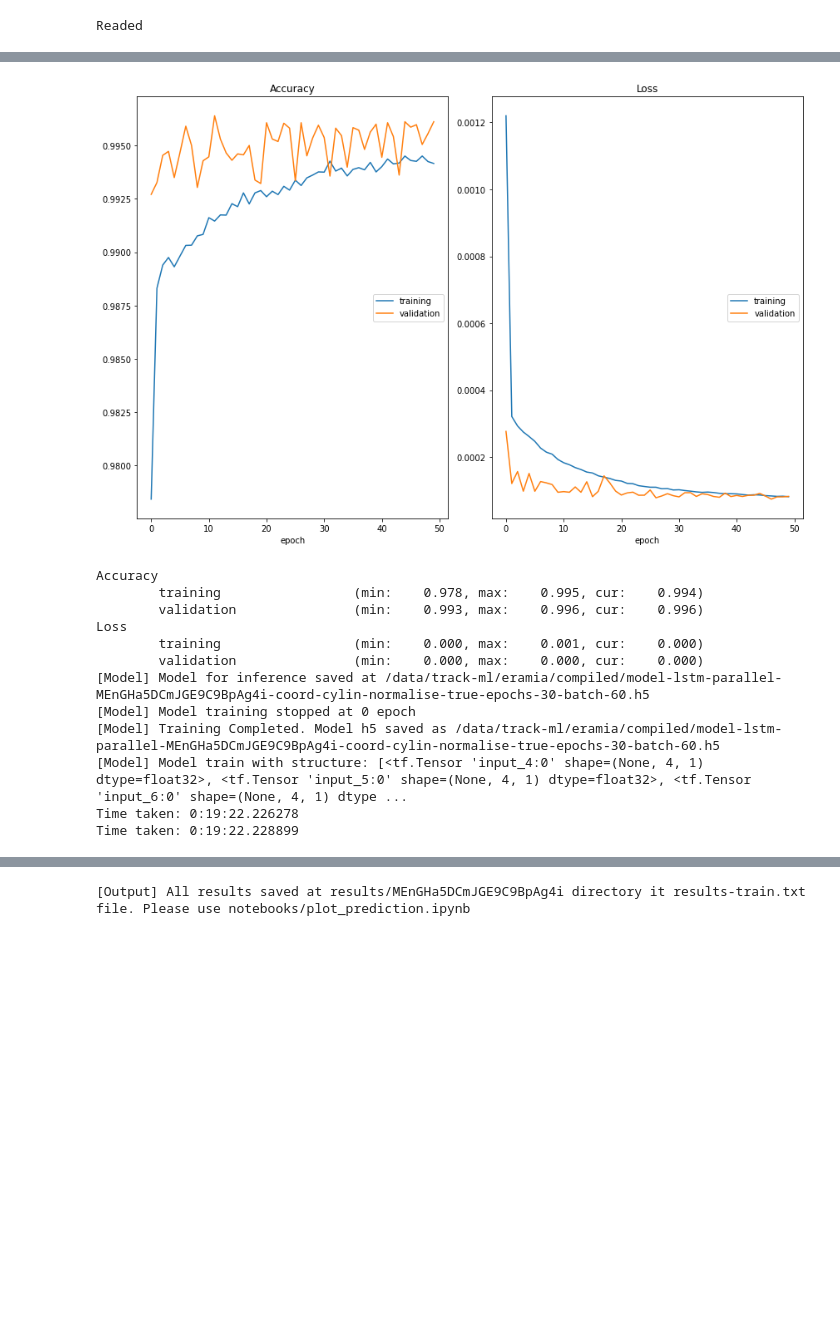
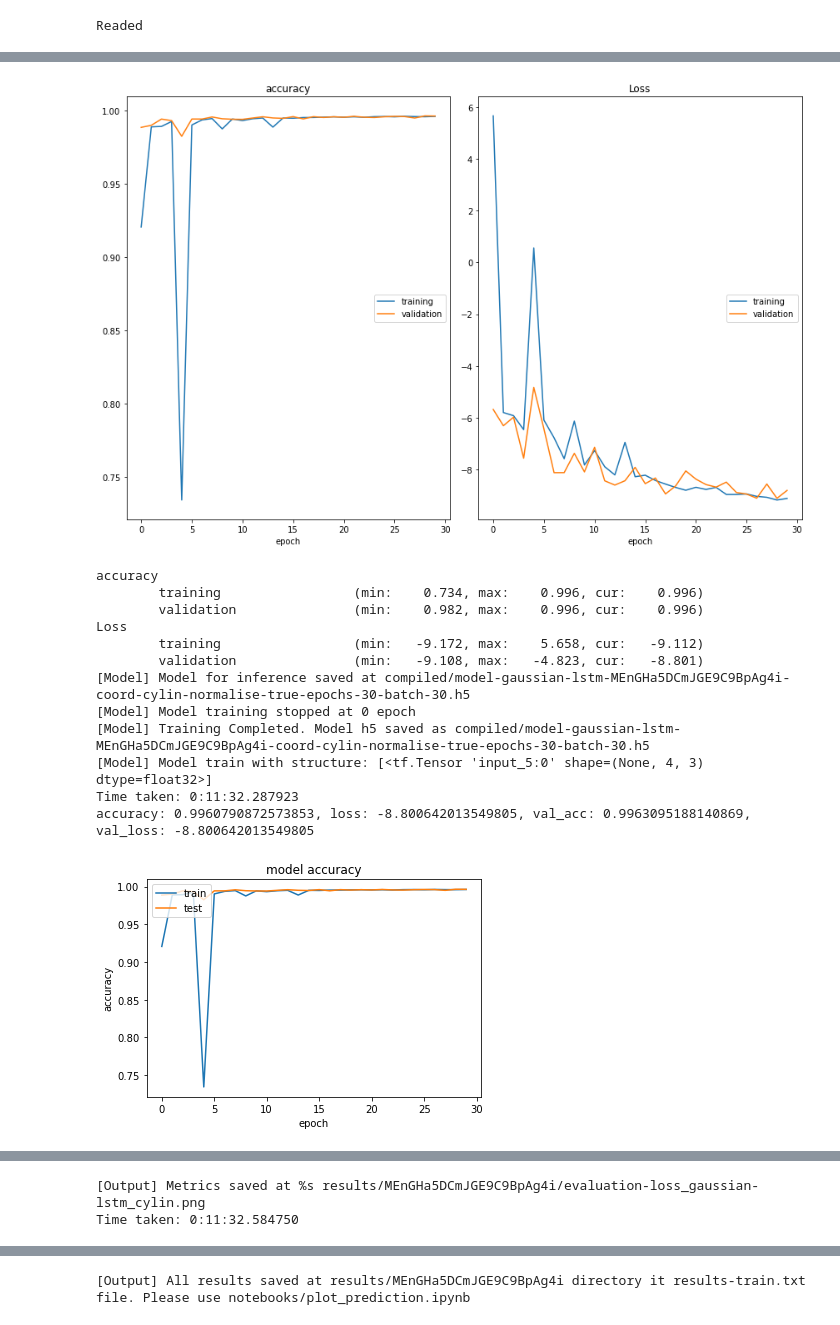
Before and after one commit to stonescenter/track-ml, a Jupyter notebook: main_train.ipynb, the cells around one changed output, grey strips where cells are left out. Drawn from its saved outputs; the diff is of its cells as text; code cells hidden in the pictures; blank space fills up the shorter version.

Commit message:
Last implementations for gaussian model

```diff
--- a/main_train.ipynb
+++ b/main_train.ipynb
@@ -63,10 +63,10 @@ def manage_models(config):
 # %%
 # reading config file
 # load differents configurations
-#configs = json.load(open('config_lstm_parallel_internal.json', 'r'))
-configs = json.load(open('config_lstm_parallel_internal_all.json', 'r'))
-#configs = json.load(open('config_mlp_gaussian.json', 'r'))
-#configs = json.load(open('config_lstm_gaussian.json', 'r'))
+#configs = json.load(open('configs/config_lstm_parallel_internal.json', 'r'))
+#configs = json.load(open('configs/config_lstm_parallel_internal_all.json', 'r'))
+#configs = json.load(open('configs/config_mlp_gaussian.json', 'r'))
+configs = json.load(open('configs/config_lstm_gaussian.json', 'r'))
 
 
 # create defaults dirs
@@ -89,6 +89,7 @@ optim = configs['model']['optimizer']
 arch = configs['model']['layers']
 is_parallel = configs['model']['isparallel']
 over_write = configs['model']['overwrite']
+lr = configs['model']['learningrate']
 
 loadModel = configs['training']['load_model']
 validation_split = configs['training']['validation']
@@ -154,6 +157,7 @@ if normalise:
 if type_model == 'lstm' or type_model == 'cnn' or type_model == 'gaussian-lstm':
     if not is_parallel:
         X_train_ = data.reshape3d(X_train, time_steps, t_features)
+        y_train_ = y_train
     print('[Data] Shape Tensor X_train.shape:', X_train.shape)
 elif type_model == 'lstm-parallel' or type_model == 'cnn-parallel':
     if not is_parallel:
@@ -208,48 +213,49 @@ plotlosses = PlotLossesKeras()
 
 if not loadModel:
     if not over_write:
         # if exist, please used the compiled model!
         if model.exist_model(model.save_fnameh5):
             print("[Warning] Please there is a previous model compiled (%s) for %s file."
                 % (model.save_fnameh5, data_file))
 
     model.build_model()
     save_fname = os.path.join(output_encry, 'architecture_%s.png' % ident_name)
     model.save_architecture(save_fname)
 
     timer.start()
 
     check_point = ModelCheckpoint(filepath=model.save_fnameh5, monitor='val_loss',
                     mode='min', save_best_only=True)
     # live training
     history = model.train(
         x=X_train_,
         y=y_train_,
-        validation=0.3,
-        epochs=50,
+        validation=validation_split,
+        epochs=epochs,
         verbose=False,
-        batch_size=60,
+        batch_size=batch,
         shuffle=shuffle_train,
         callbacks=[early_stop, plotlosses, terminate_nan]
     )
-    if show_metrics:
-        report = evaluate_training(history, output_encry, ident_name)
+    #if show_metrics:
+    report = evaluate_training(history, output_encry, ident_name)
     timer.stop()
 elif loadModel:
     if not model.load_model():
         print ('[Error] please change the config file : load_model')
 #session.close()
 # %% [output]
-[figure, old version]
+[figure, new version]
-Accuracy
-        training                 (min:    0.978, max:    0.995, cur:    0.994)
-        validation               (min:    0.993, max:    0.996, cur:    0.996)
+accuracy
+        training                 (min:    0.734, max:    0.996, cur:    0.996)
+        validation               (min:    0.982, max:    0.996, cur:    0.996)
 Loss
-        training                 (min:    0.000, max:    0.001, cur:    0.000)
-        validation               (min:    0.000, max:    0.000, cur:    0.000)
-[Model] Model for inference saved at /data/track-ml/eramia/compiled/model-lstm-parallel-MEnGHa5DCmJGE9C9BpAg4i-coord-cylin-normalise-true-epochs-30-batch-60.h5
+        training                 (min:   -9.172, max:    5.658, cur:   -9.112)
+        validation               (min:   -9.108, max:   -4.823, cur:   -8.801)
+[Model] Model for inference saved at compiled/model-gaussian-lstm-MEnGHa5DCmJGE9C9BpAg4i-coord-cylin-normalise-true-epochs-30-batch-30.h5
 [Model] Model training stopped at 0 epoch
-[Model] Training Completed. Model h5 saved as /data/track-ml/eramia/compiled/model-lstm-parallel-MEnGHa5DCmJGE9C9BpAg4i-coord-cylin-normalise-true-epochs-30-batch-60.h5
-[Model] Model train with structure: [<tf.Tensor 'input_4:0' shape=(None, 4, 1) dtype=float32>, <tf.Tensor 'input_5:0' shape=(None, 4, 1) dtype=float32>, <tf.Tensor 'input_6:0' shape=(None, 4, 1) dtype ...
-Time taken: 0:19:22.226278
-Time taken: 0:19:22.228899
+[Model] Training Completed. Model h5 saved as compiled/model-gaussian-lstm-MEnGHa5DCmJGE9C9BpAg4i-coord-cylin-normalise-true-epochs-30-batch-30.h5
+[Model] Model train with structure: [<tf.Tensor 'input_5:0' shape=(None, 4, 3) dtype=float32>]
+Time taken: 0:11:32.287923
+accuracy: 0.9960790872573853, loss: -8.800642013549805, val_acc: 0.9963095188140869, val_loss: -8.800642013549805
+[figure, added]
@@ -256 +263,3 @@ Time taken: 0:19:22.228899
+[Output] Metrics saved at %s results/MEnGHa5DCmJGE9C9BpAg4i/evaluation-loss_gaussian-lstm_cylin.png
+Time taken: 0:11:32.584750
 # %%
```
Also changed, not shown: parts of 6 cells of this notebook, 20 other files.
